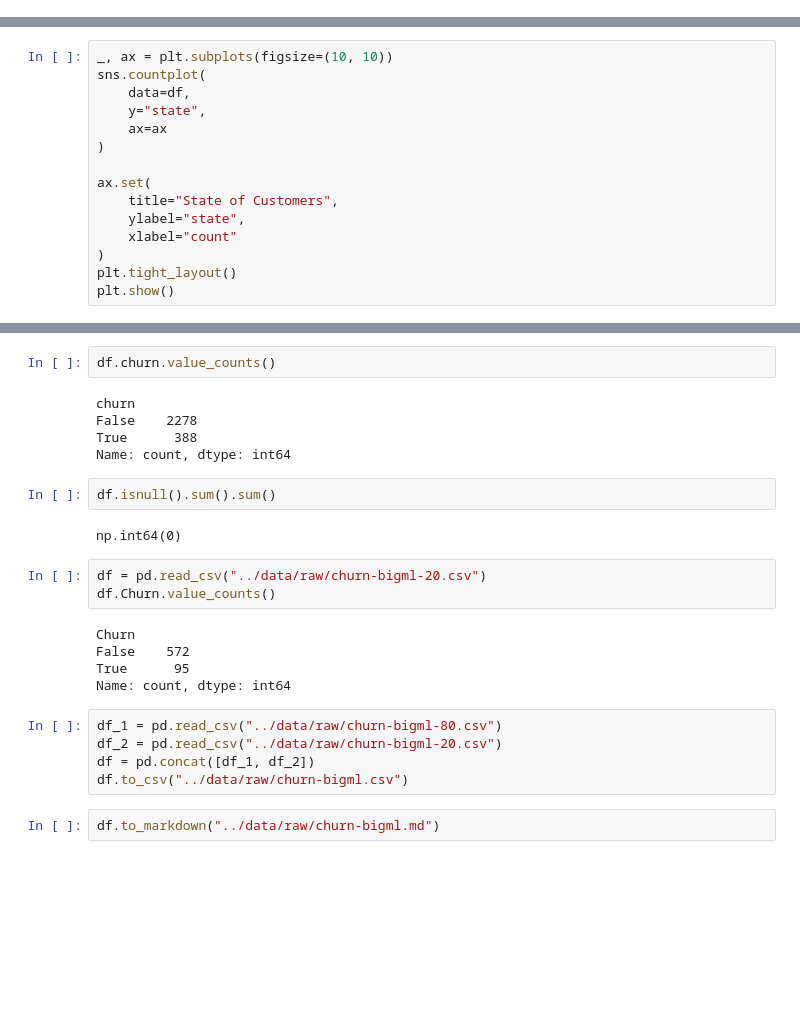
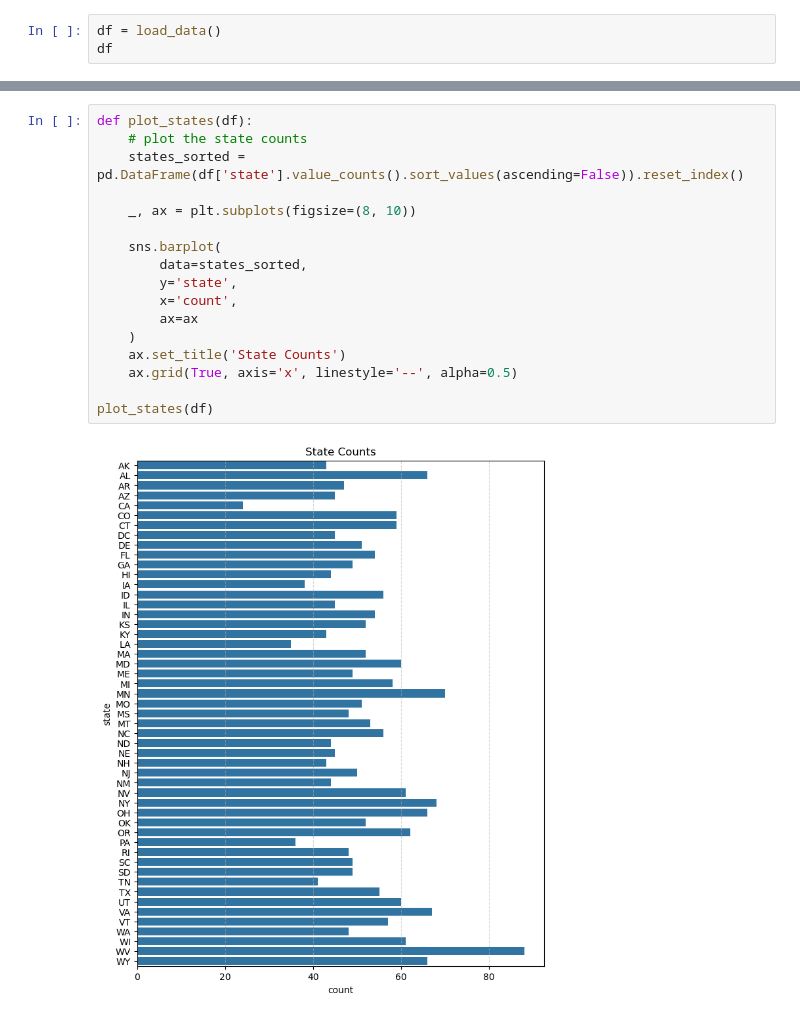
Before and after one commit to Erfan-Taherirani/Data_Science, a Jupyter notebook: Telecom Customer Churn/notebooks/data_understanding.ipynb, the cells around one changed output, grey strips where cells are left out. Cells and saved outputs as stored; diff of their text form; blank space fills up the shorter version.

```diff
--- a/Telecom Customer Churn/notebooks/data_understanding.ipynb
+++ b/Telecom Customer Churn/notebooks/data_understanding.ipynb
@@ -46,0 +8,3 @@ df
+# %%
+df = load_data()
+df
@@ -77,16 +73 @@ CA    24
 Name: count, dtype: int64
-# %%
-_, ax = plt.subplots(figsize=(10, 10))
-sns.countplot(
-    data=df,
-    y="state",
-    ax=ax
-)
-
-ax.set(
-    title="State of Customers",
-    ylabel="state",
-    xlabel="count"
-)
-plt.tight_layout()
-plt.show()
@@ -95,26 +74,19 @@ plt.show()
-# %%
-df.churn.value_counts()
-# %% [output]
-churn
-False    2278
-True      388
-Name: count, dtype: int64
-# %%
-df.isnull().sum().sum()
-# %% [output]
-np.int64(0)
-# %%
-df = pd.read_csv("../data/raw/churn-bigml-20.csv")
-df.Churn.value_counts()
-# %% [output]
-Churn
-False    572
-True      95
-Name: count, dtype: int64
-# %%
-df_1 = pd.read_csv("../data/raw/churn-bigml-80.csv")
-df_2 = pd.read_csv("../data/raw/churn-bigml-20.csv")
-df = pd.concat([df_1, df_2])
-df.to_csv("../data/raw/churn-bigml.csv")
-# %%
-df.to_markdown("../data/raw/churn-bigml.md")
+# %%
+def plot_states(df):
+	# plot the state counts
+	states_sorted = pd.DataFrame(df['state'].value_counts().sort_values(ascending=False)).reset_index()
+
+	_, ax = plt.subplots(figsize=(8, 10))
+
+	sns.barplot(
+		data=states_sorted,
+		y='state',
+		x='count',
+		ax=ax
+	)
+	ax.set_title('State Counts')
+	ax.grid(True, axis='x', linestyle='--', alpha=0.5)
+
+plot_states(df)
+# %% [output]
+[figure, added]
```
Also changed, not shown: parts of 12 cells of this notebook, 6 other files.
